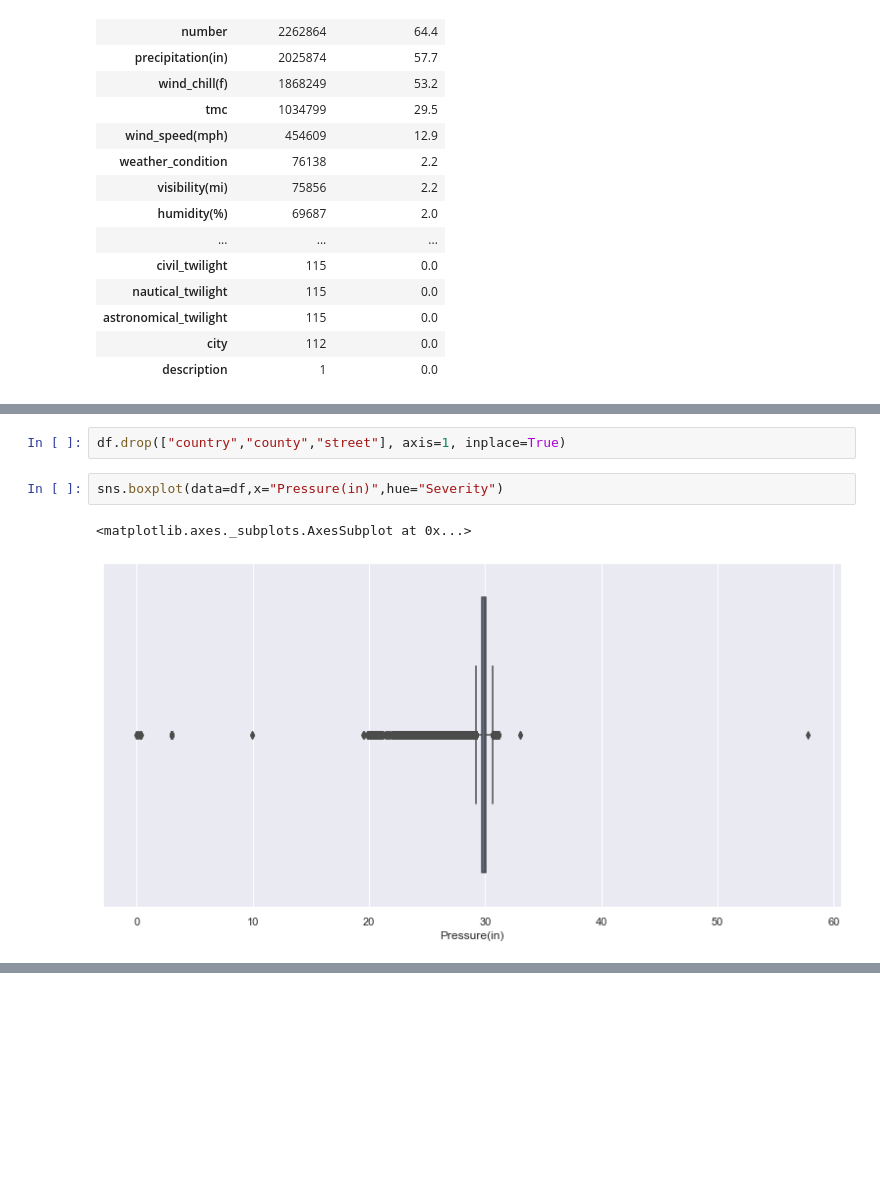
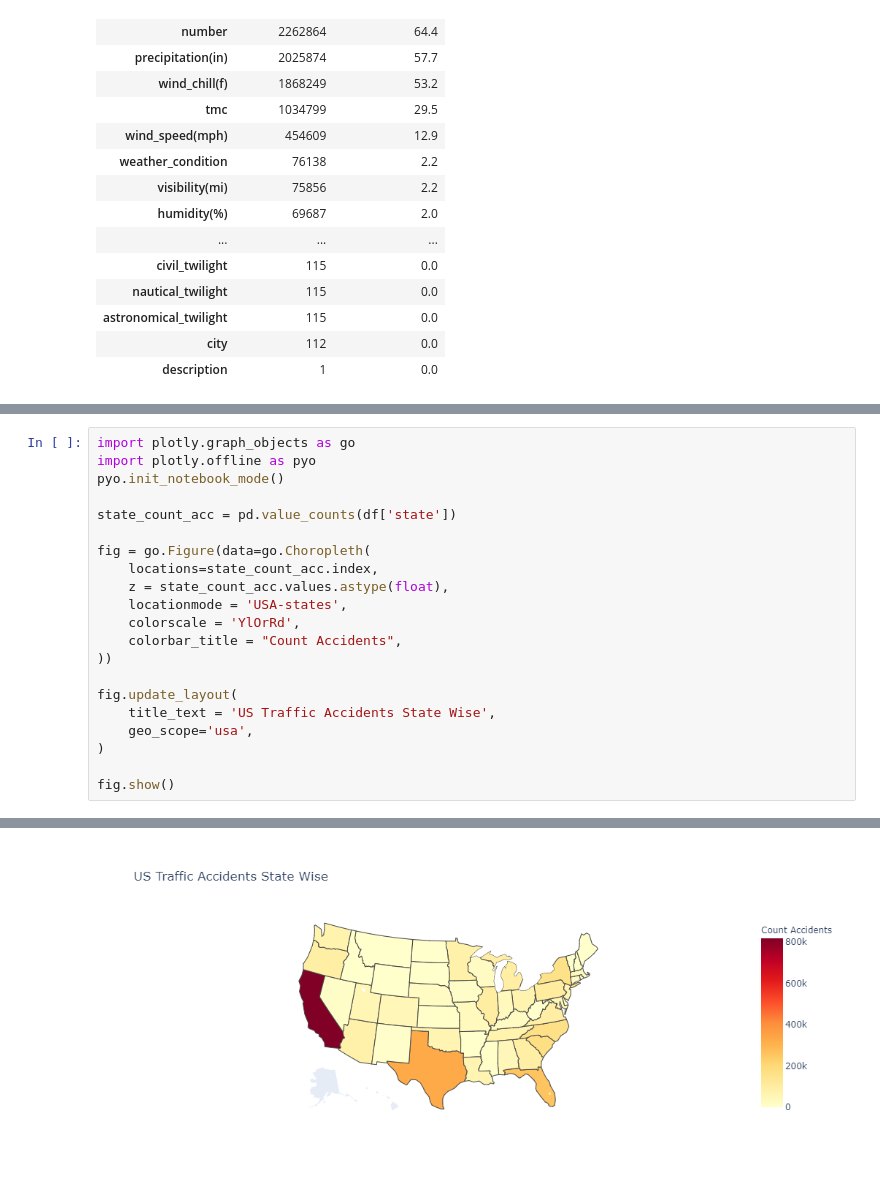
Before and after one commit to pvn-leo/DataAnalytics, a Jupyter notebook: EDA.ipynb, the cells around one changed output, grey strips where cells are left out. Drawn from its saved outputs; the diff is of its cells as text; blank space fills up the shorter version.

```diff
--- a/EDA.ipynb
+++ b/EDA.ipynb
@@ -99,7 +113,22 @@ df.describe(include='O').T
-# %%
-df.drop(["country","county","street"], axis=1, inplace=True)
-# %%
-sns.boxplot(data=df,x="Pressure(in)",hue="Severity")
-# %% [output]
-<matplotlib.axes._subplots.AxesSubplot at 0x...>
-[figure, removed]
+# %%
+import plotly.graph_objects as go
+import plotly.offline as pyo
+pyo.init_notebook_mode()
+
+state_count_acc = pd.value_counts(df['state'])
+
+fig = go.Figure(data=go.Choropleth(
+    locations=state_count_acc.index,
+    z = state_count_acc.values.astype(float),
+    locationmode = 'USA-states',
+    colorscale = 'YlOrRd',
+    colorbar_title = "Count Accidents",
+))
+
+fig.update_layout(
+    title_text = 'US Traffic Accidents State Wise',
+    geo_scope='usa',
+)
+
+fig.show()
+# %% [output]
@@ -105,0 +136 @@ sns.boxplot(data=df,x="Pressure(in)",hue="Severity")
+[figure, added]
```
Also changed, not shown: parts of 12 cells of this notebook.
